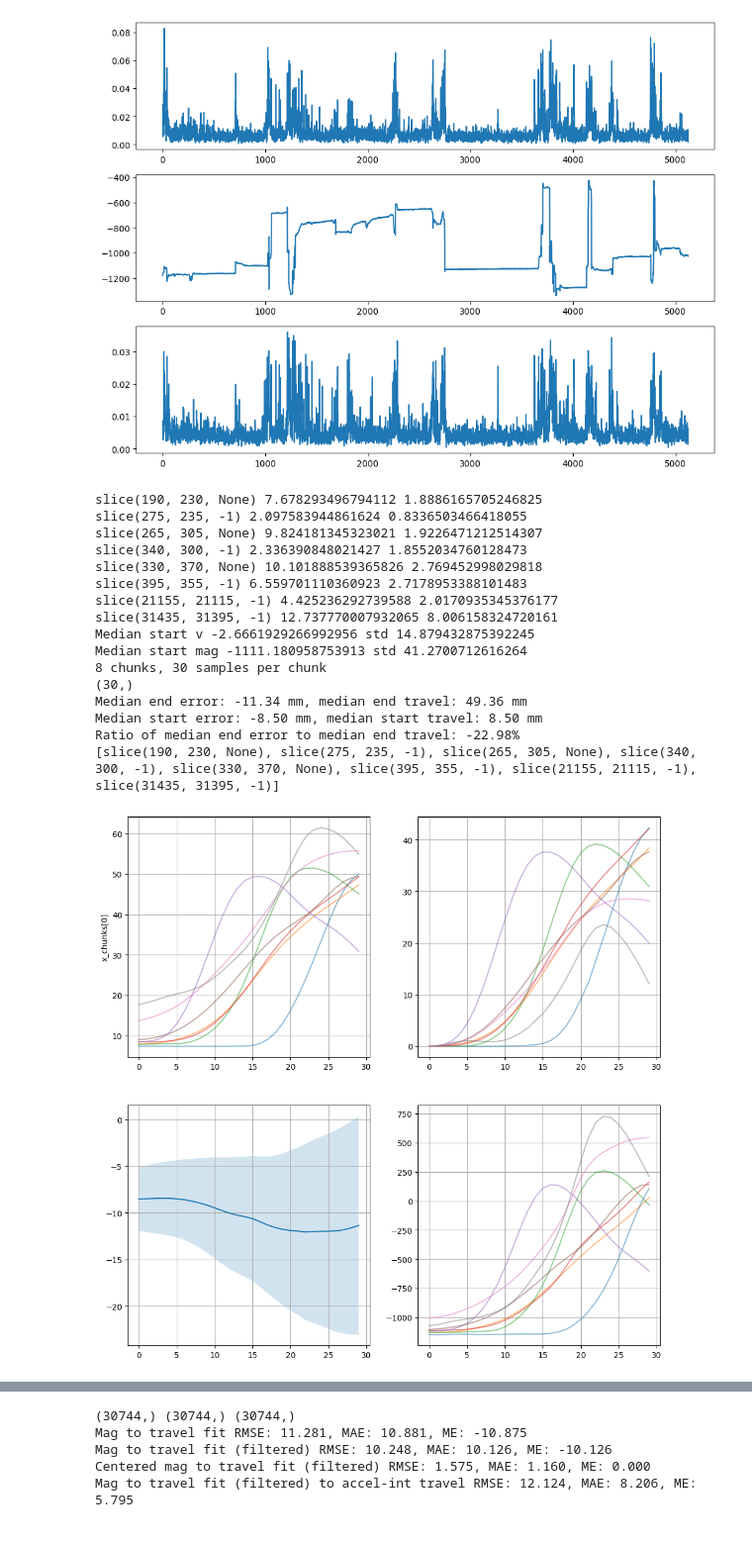
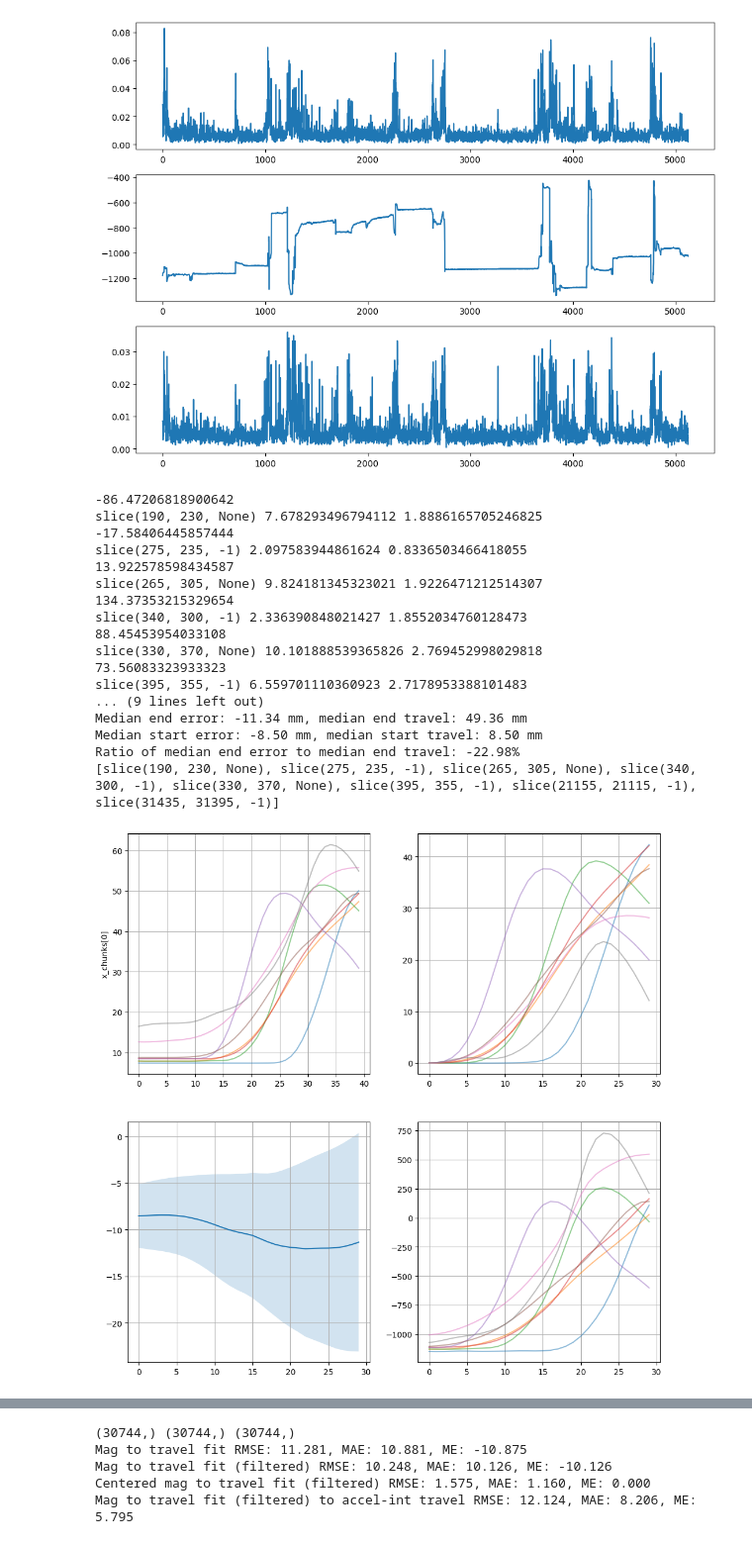
Before and after one commit to colinpate/sus, a Jupyter notebook: notebooks/cal.ipynb, the cells around one changed output, grey strips where cells are left out. Shown at 99% size. Saved outputs shown, nothing was run; the diff lists cells and outputs as text; code cells hidden in the pictures.

```diff
--- a/notebooks/cal.ipynb
+++ b/notebooks/cal.ipynb
@@ -134,7 +138,7 @@ def spectrogram(x, fs, chunk_size, step, plot=True, freq_ds=1, vmax=None):
 # f, mag, mag_db = fft_and_histogram(x, fs=100.0)
 # %%
 log_filename = "log079"
-out_dir = f"backend/run_artifacts/{log_filename}/cache/"
+out_dir = f"../backend/run_artifacts/{log_filename}/cache/"
 ws_file = out_dir + "/all.npz"
 ws = np.load(ws_file)
 print([str(key) for key in ws.keys()])
@@ -447,6 +451,7 @@ for i in range(0, travel.shape[0] - chunk_len, stride):
 
         #a_int = np.cumsum(a_bump * dt_bump)
         #a_intint = np.cumsum(a_int * dt_bump)
+        a_corr = max(0.0, np.mean(a_still))
         a_int = scipy.integrate.cumulative_trapezoid(a_bump, t_bump, initial=0)
         a_intint = scipy.integrate.cumulative_trapezoid(a_int, t_bump, initial=0)
 
@@ -462,6 +467,7 @@ for i in range(0, travel.shape[0] - chunk_len, stride):
 
         skip = skips
 
+        print(np.mean(a_still))
         print(chunk_i, s1_max, s2_max)
         a_intint_chunks.append(a_intint)
         slices.append(chunk_i)
@@ -483,6 +489,10 @@ print(error_avg.shape)
 travel_avg = np.median([abs(chunk_i) for chunk_i in x_chunks], axis=0)
 trav_std = np.std([abs(chunk_i) for chunk_i in x_chunks], axis=0)
 
+peak_idxs = [np.argmax(a_intint_chunk) for a_intint_chunk in a_intint_chunks]
+peak_errs = [a_intint_chunk[peak_idx] - x_chunk[peak_idx] for a_intint_chunk, x_chunk, peak_idx in zip(a_intint_chunks, x_chunks, peak_idxs)]
+print(peak_errs)
+
 mean_end_error = error_avg[-1]
 mean_end_travel = travel_avg[-1]
 print(f"Median end error: {mean_end_error:.2f} mm, median end travel: {mean_end_travel:.2f} mm")
@@ -492,41 +502,42 @@ print(f"Ratio of median end error to median end travel: {mean_end_error / mean_e
 print(slices)
 
 plt.figure(figsize=(12, 12))
 plt.subplot(2, 2, 1)
 plt.ylabel("x_chunks[0]")
 for i in range(len(x_chunks)):
-    plt.plot(x_chunks[i], alpha=0.5)
+    plt.plot(travel[slices[i]], alpha=0.5)
 plt.grid()
 plt.subplot(2, 2, 2)
 for i in range(len(x_chunks)):
     plt.plot(a_intint_chunks[i], alpha=0.5)
 plt.grid()
 plt.subplot(2, 2, 3)
 plt.plot(error_avg)
 plt.fill_between(range(len(error_avg)), error_avg - error_std, error_avg + error_std, alpha=0.2)
 plt.grid()
 plt.subplot(2, 2, 4)
 for i in range(len(mag_chunks)):
     plt.plot(mag_chunks[i], alpha=0.5)
 plt.grid()
 # %% [output]
+-86.47206818900642
 slice(190, 230, None) 7.678293496794112 1.8886165705246825
+-17.58406445857444
 slice(275, 235, -1) 2.097583944861624 0.8336503466418055
+13.922578598434587
 slice(265, 305, None) 9.824181345323021 1.9226471212514307
+134.37353215329654
 slice(340, 300, -1) 2.336390848021427 1.8552034760128473
+88.45453954033108
 slice(330, 370, None) 10.101888539365826 2.769452998029818
+73.56083323933323
 slice(395, 355, -1) 6.559701110360923 2.7178953388101483
-slice(21155, 21115, -1) 4.425236292739588 2.0170935345376177
-slice(31435, 31395, -1) 12.737770007932065 8.006158324720161
-Median start v -2.6661929266992956 std 14.879432875392245
-Median start mag -1111.180958753913 std 41.2700712616264
-8 chunks, 30 samples per chunk
-(30,)
+... (9 lines left out)
 Median end error: -11.34 mm, median end travel: 49.36 mm
 Median start error: -8.50 mm, median start travel: 8.50 mm
 Ratio of median end error to median end travel: -22.98%
 [slice(190, 230, None), slice(275, 235, -1), slice(265, 305, None), slice(340, 300, -1), slice(330, 370, None), slice(395, 355, -1), slice(21155, 21115, -1), slice(31435, 31395, -1)]
-[figure, old version]
+[figure, new version]
 # %%
 # Concatenate chunks to points
 mag_points = np.concatenate(mag_chunks)
```
Also changed, not shown: parts of 6 cells of this notebook, 3 other files.
